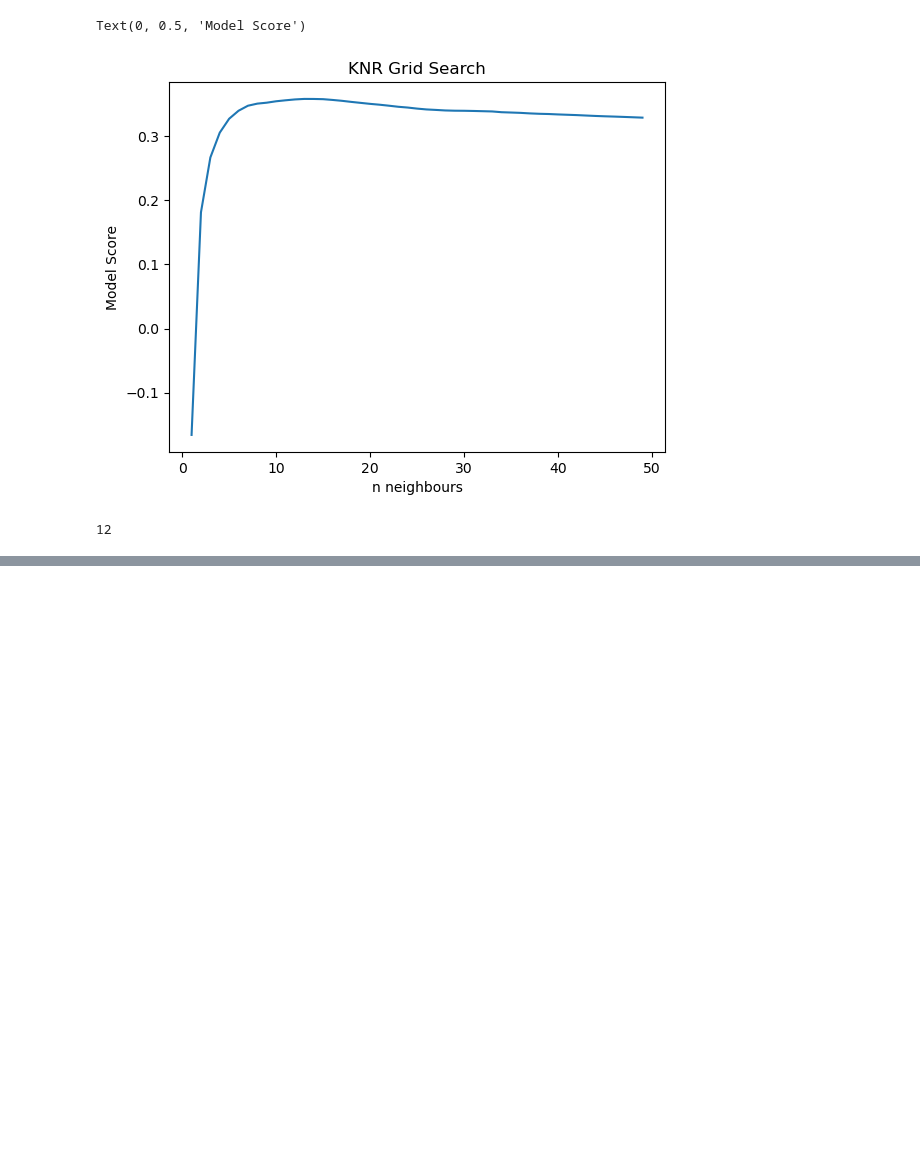
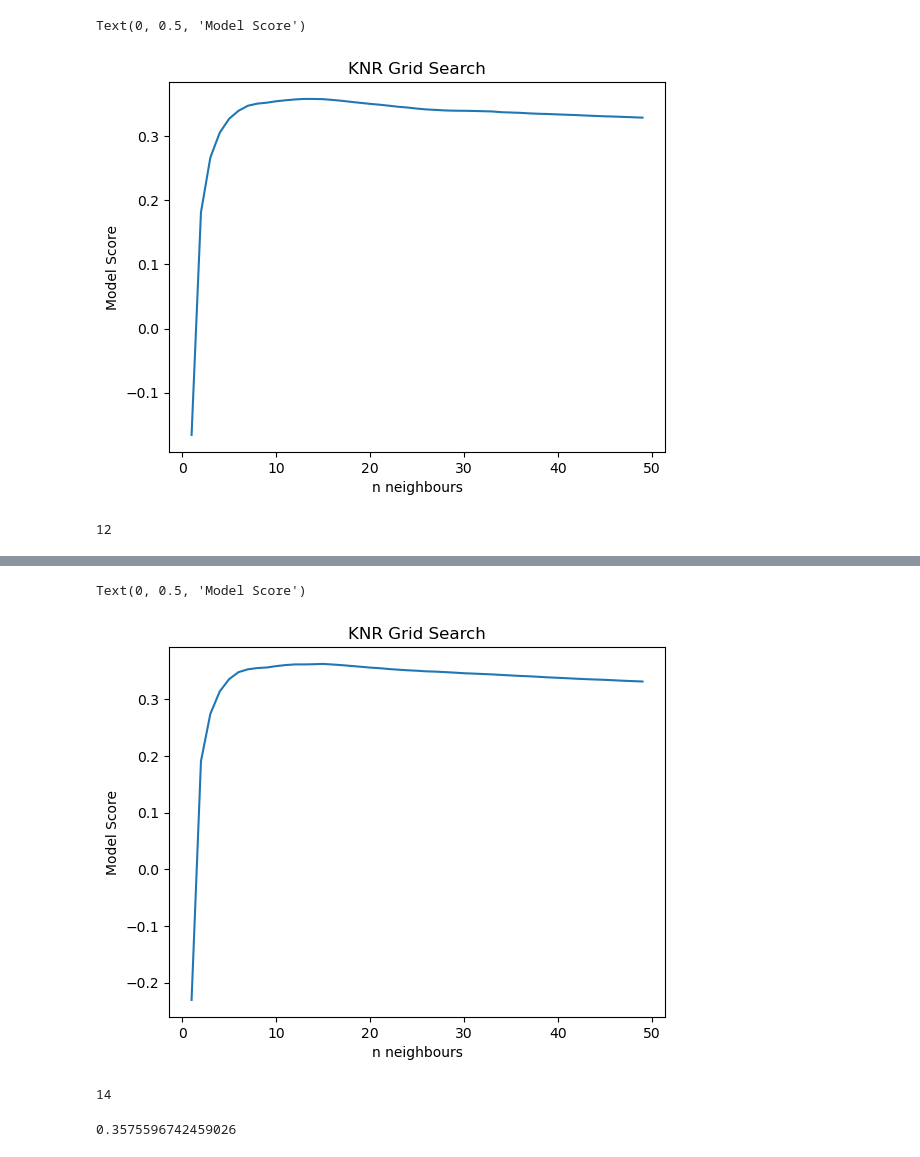
Before and after one commit to EricYangg/4AI3-Walmart-Forecast, a Jupyter notebook: KNR Model.ipynb, the cells around one changed output, grey strips where cells are left out. Cells and saved outputs as stored; diff of their text form; code cells hidden in the pictures; blank space fills up the shorter version.

```diff
--- a/KNR Model.ipynb
+++ b/KNR Model.ipynb
@@ -55,0 +129,4 @@ test = pd.read_csv(url)
+# %%
+new_x_train2 = x_train.iloc[:,0:11]
+new_x_test2 = x_test.iloc[:,0:11]
+new_x_train2
@@ -55,0 +147,23 @@ test = pd.read_csv(url)
+# %%
+new_nums2 = np.arange(1,50).tolist()
+new_scores2 = []
+for i in range(len(new_nums2)):
+  knr = KNeighborsRegressor(n_neighbors=i+1)
+  knr.fit(new_x_train2, y_train)
+  new_scores2.append(knr.score(new_x_test2, y_test))
+# %%
+plt.plot(new_nums2, new_scores2)
+plt.title('KNR Grid Search')
+plt.xlabel('n neighbours')
+plt.ylabel('Model Score')
+# %% [output]
+Text(0, 0.5, 'Model Score')
+[figure, added]
+# %%
+np.argmax(new_scores2)
+# %% [output]
+14
+# %%
+scores[np.argmax(new_scores2)]
+# %% [output]
+0.3575596742459026
```
Also changed, not shown: parts of 14 cells of this notebook, 1 other file.
